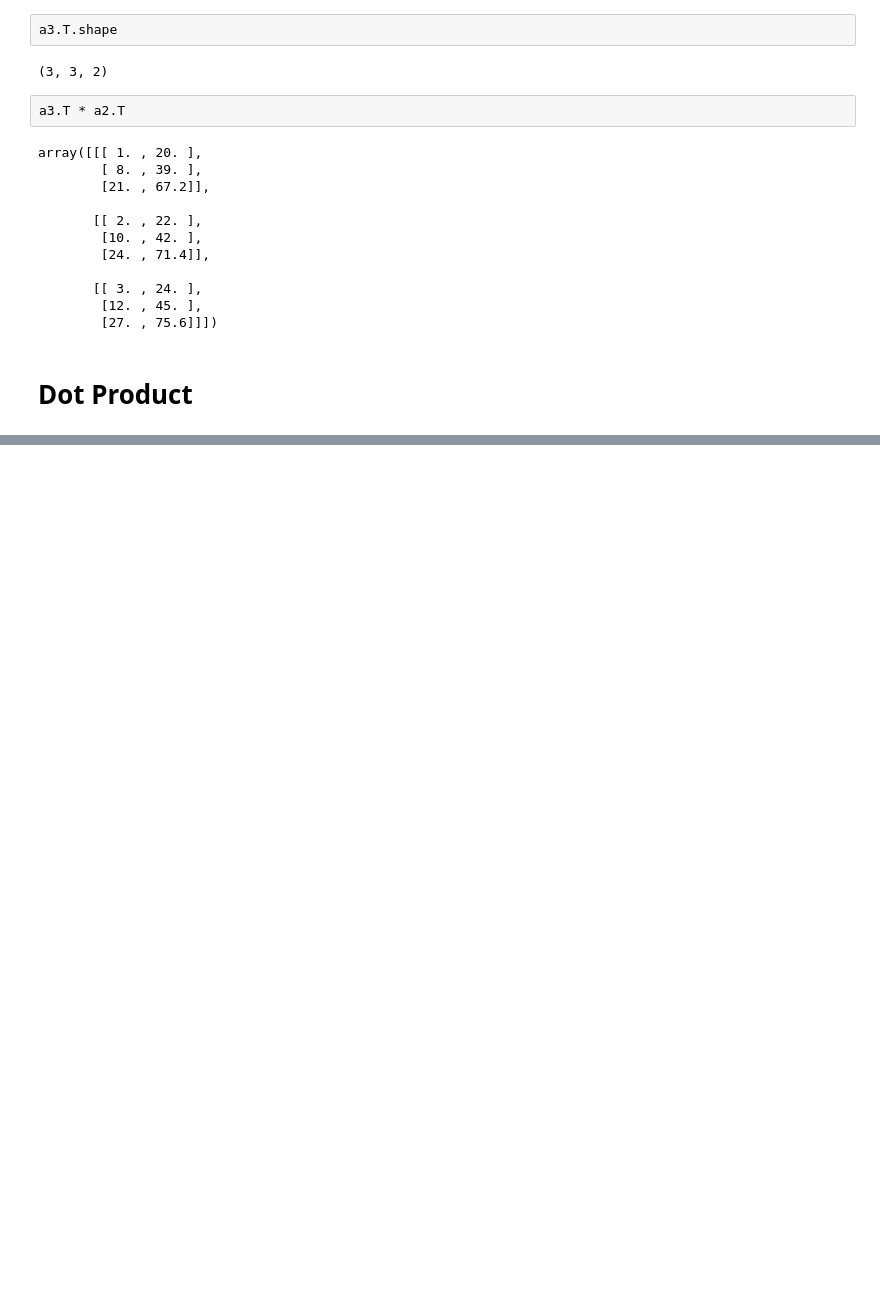
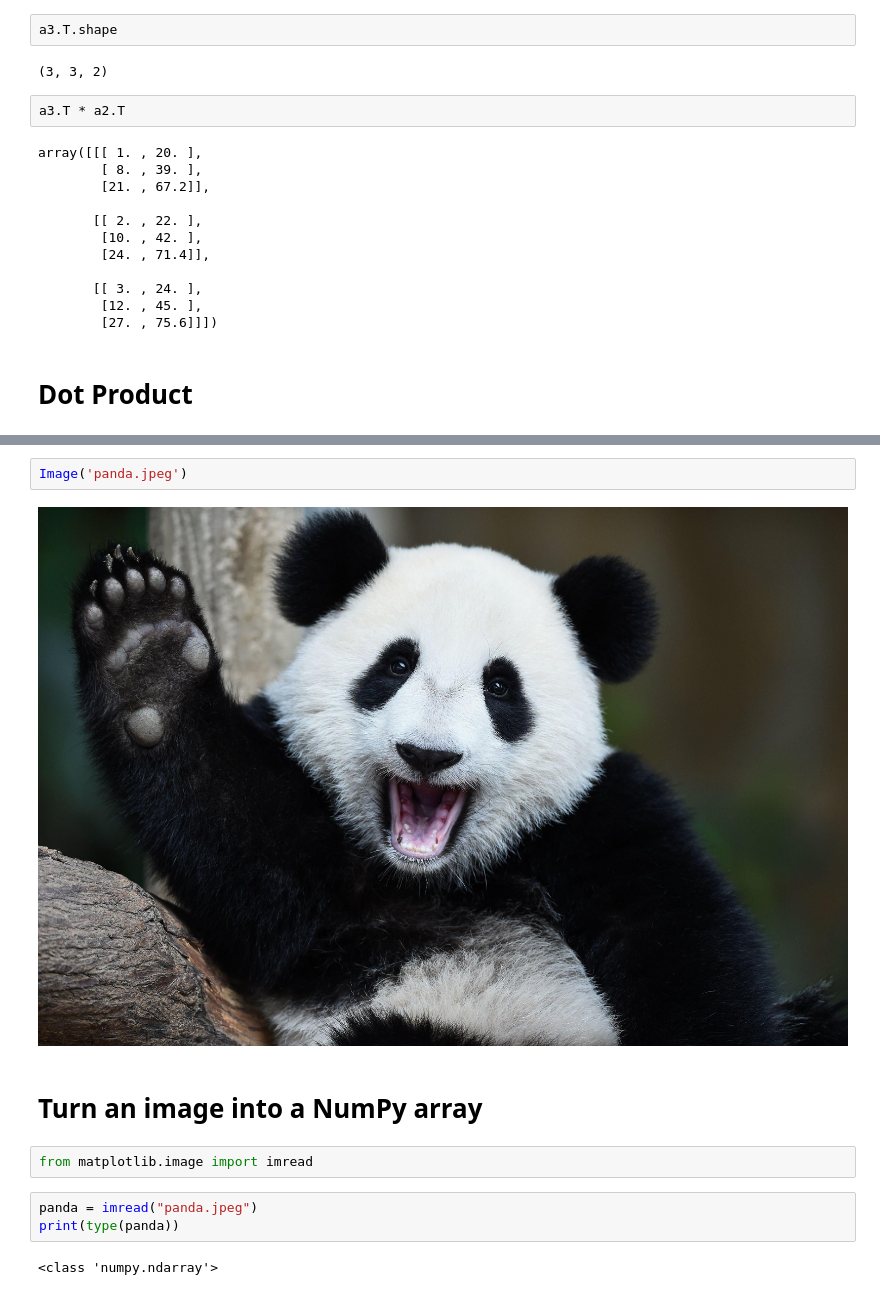
Before and after one commit to cRED-f/Machine-Learning, a Jupyter notebook: introduction_to_NumPy.ipynb, the cells around one changed output, grey strips where cells are left out. Drawn from its saved outputs; the diff is of its cells as text; blank space fills up the shorter version.

```diff
--- a/introduction_to_NumPy.ipynb
+++ b/introduction_to_NumPy.ipynb
@@ -566,0 +814,13 @@ array([[[ 1. , 20. ],
+# %%
+Image('panda.jpeg')
+# %% [output]
+[figure, added]
+# %% [markdown]
+# Turn an image into a NumPy array
+# %%
+from matplotlib.image import imread
+# %%
+panda = imread("panda.jpeg")
+print(type(panda))
+# %% [output]
+<class 'numpy.ndarray'>
```
Also changed, not shown: parts of 47 cells of this notebook.
